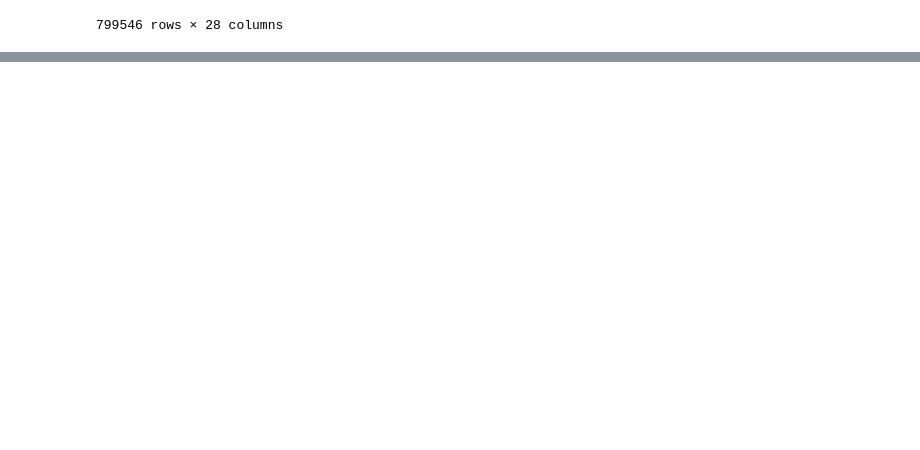
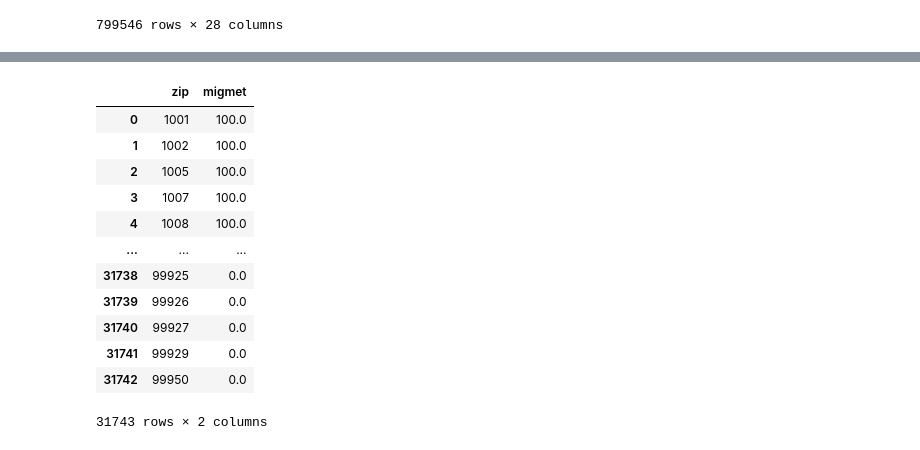
Before and after one commit to CIV2T1PEY/CIV1498-Group-Project, a Jupyter notebook: Python Part 2.ipynb, the cells around one changed output, grey strips where cells are left out. Cells and saved outputs as stored; diff of their text form; code cells hidden in the pictures; blank space fills up the shorter version.

```diff
--- a/Python Part 2.ipynb
+++ b/Python Part 2.ipynb
@@ -686,0 +707,17 @@ merged_df.to_csv('SBAnational_with_industry_added.csv')
+# %%
+urbanruralzip_for_merge = urbanruralzip[['zip','migmet']]
+urbanruralzip_for_merge
+# %% [output]
+|  | zip | migmet |
+| 0 | 1001 | 100.0 |
+| 1 | 1002 | 100.0 |
+| 2 | 1005 | 100.0 |
+| 3 | 1007 | 100.0 |
+| 4 | 1008 | 100.0 |
+| ... | ... | ... |
+| 31738 | 99925 | 0.0 |
+| 31739 | 99926 | 0.0 |
+| 31740 | 99927 | 0.0 |
+| 31741 | 99929 | 0.0 |
+| 31742 | 99950 | 0.0 |
+31743 rows × 2 columns
```
Also changed, not shown: parts of 6 cells of this notebook, 1 other file.
